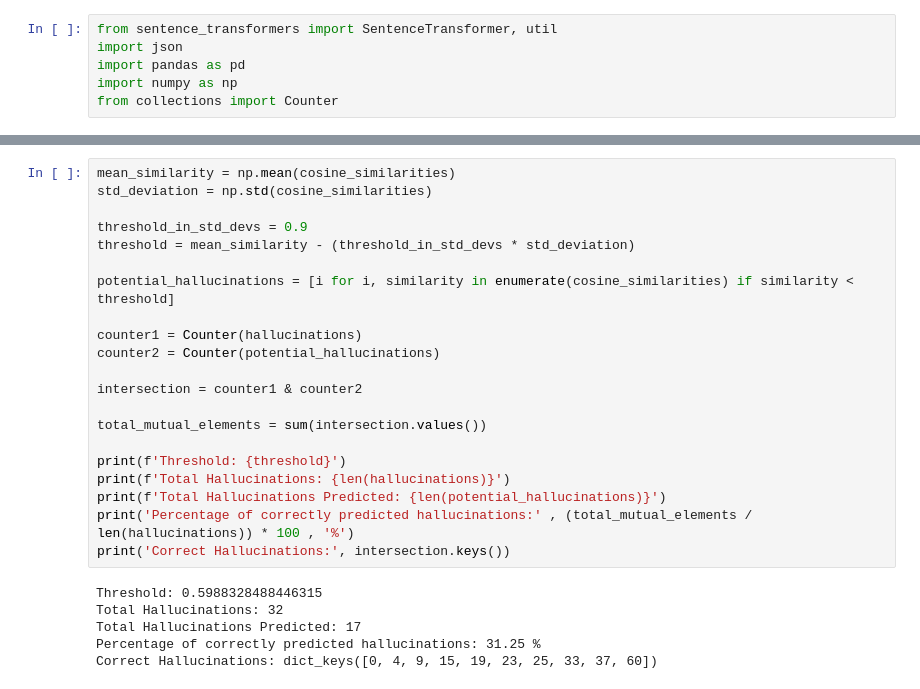
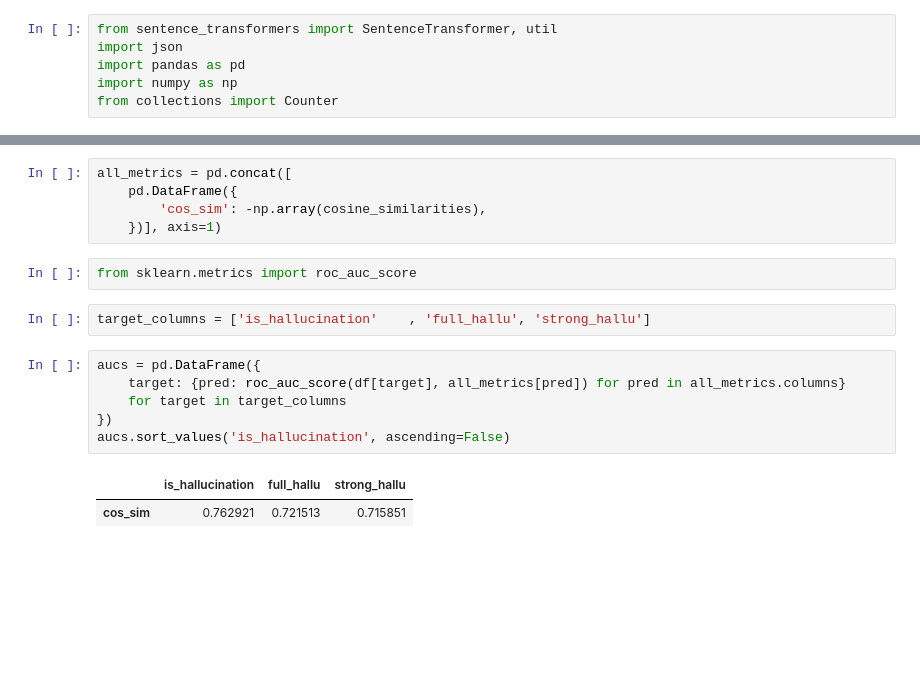
Before and after one commit to DataMas/ai-hallutinations-detection, a Jupyter notebook: ver1.ipynb, the cells around one changed output, grey strips where cells are left out. Drawn from its saved outputs; the diff is of its cells as text; blank space fills up the shorter version.

```diff
--- a/ver1.ipynb
+++ b/ver1.ipynb
@@ -132,27 +134,18 @@ Number of correct Hallucinations: 19
-# %%
-mean_similarity = np.mean(cosine_similarities)
-std_deviation = np.std(cosine_similarities)
-
-threshold_in_std_devs = 0.9
-threshold = mean_similarity - (threshold_in_std_devs * std_deviation)
-
-potential_hallucinations = [i for i, similarity in enumerate(cosine_similarities) if similarity < threshold]
-
-counter1 = Counter(hallucinations)
-counter2 = Counter(potential_hallucinations)
-
-intersection = counter1 & counter2
-
-total_mutual_elements = sum(intersection.values())
-
-print(f'Threshold: {threshold}')
-print(f'Total Hallucinations: {len(hallucinations)}')
-print(f'Total Hallucinations Predicted: {len(potential_hallucinations)}')
-print('Percentage of correctly predicted hallucinations:' , (total_mutual_elements / len(hallucinations)) * 100 , '%')
-print('Correct Hallucinations:', intersection.keys())
-# %% [output]
-Threshold: 0.5988328488446315
-Total Hallucinations: 32
-Total Hallucinations Predicted: 17
-Percentage of correctly predicted hallucinations: 31.25 %
-Correct Hallucinations: dict_keys([0, 4, 9, 15, 19, 23, 25, 33, 37, 60])
+# %%
+all_metrics = pd.concat([
+    pd.DataFrame({
+        'cos_sim': -np.array(cosine_similarities),
+    })], axis=1)
+# %%
+from sklearn.metrics import roc_auc_score
+# %%
+target_columns = ['is_hallucination'	, 'full_hallu',	'strong_hallu']
+# %%
+aucs = pd.DataFrame({
+    target: {pred: roc_auc_score(df[target], all_metrics[pred]) for pred in all_metrics.columns}
+    for target in target_columns
+})
+aucs.sort_values('is_hallucination', ascending=False)
+# %% [output]
+|  | is_hallucination | full_hallu | strong_hallu |
+| cos_sim | 0.762921 | 0.721513 | 0.715851 |
```
Also changed, not shown: parts of 8 cells of this notebook, 2 other files.
